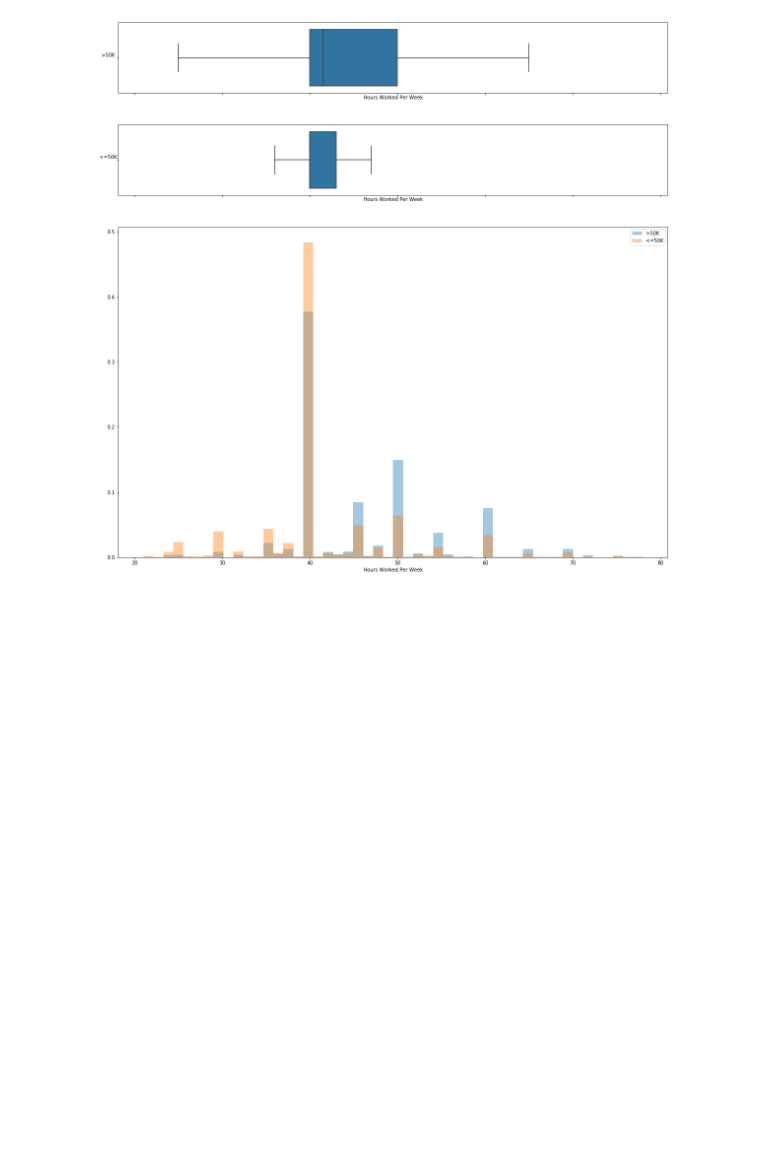
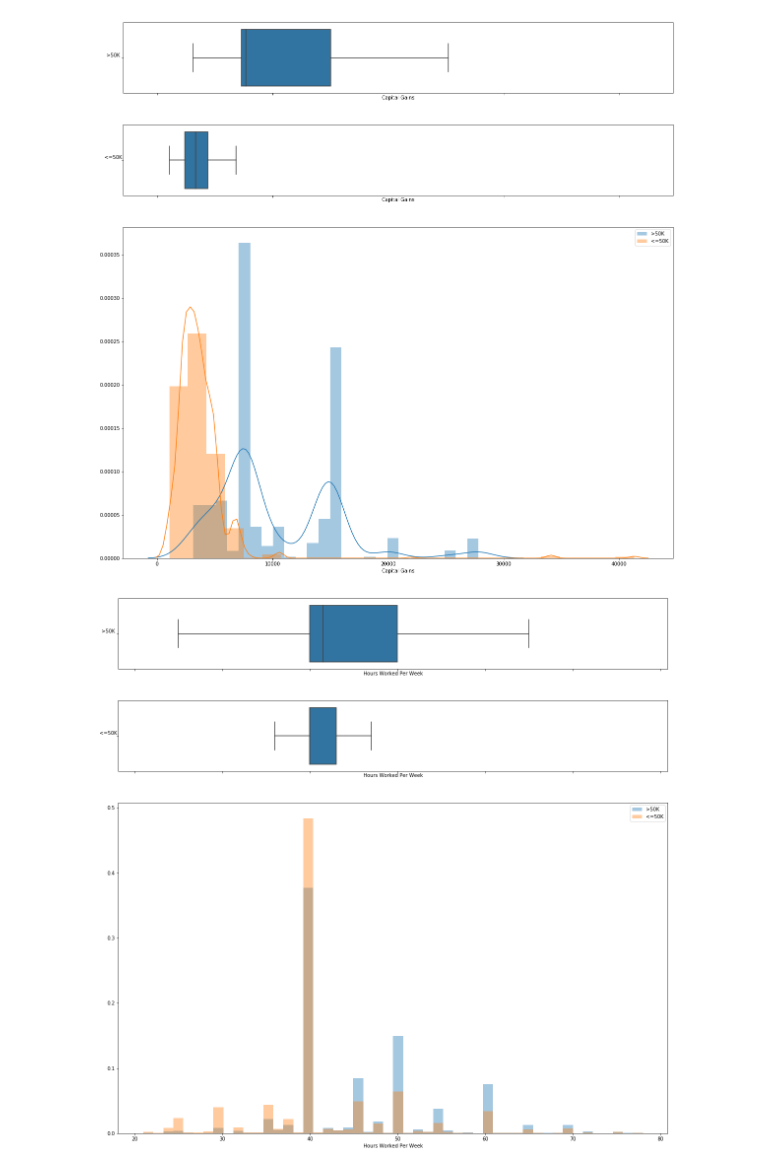
Before and after one commit to mvsbharathreddy/Analysis_of_factors_influencing_salary, a Jupyter notebook: Project Visualizations.ipynb, the cells around one changed output. Cells and saved outputs as stored; diff of their text form; code cells hidden in the pictures; blank space fills up the shorter version.

```diff
--- a/Project Visualizations.ipynb
+++ b/Project Visualizations.ipynb
@@ -1,3 +1,44 @@
+# %%
+import pandas as pd
+import matplotlib.pyplot as plt
+import seaborn as sns
+
+adults = pd.read_csv('dataset/adult.data.txt', sep=", ", header=None, engine='python')
+adults.columns = ['Age', 'Work_Class', 'Final_Weight', 'Education', 'Education_Num',
+                  'Marital_Status', 'Occupation', 'Relationship', 'Race', 'Sex',
+                  'Capital-Gain', 'Capital-Loss', 'Hours_Per_Week', 'Native_Country', 'Income']
+
+adults = adults[adults['Work_Class'] != '?']
+adults = adults[adults['Education'] != '?']
+adults = adults[adults['Marital_Status'] != '?']
+adults = adults[adults['Occupation'] != '?']
+adults = adults[adults['Relationship'] != '?']
+adults = adults[adults['Race'] != '?']
+adults = adults[adults['Sex'] != '?']
+adults = adults[adults['Native_Country'] != '?']
+adults = adults[adults['Capital-Gain'] > 1000]
+adults = adults[adults['Capital-Gain'] < 50000]
+
+adults_above = adults[adults['Income'] == '>50K']
+adults_below = adults[adults['Income'] == '<=50K']
+
+fig, (ax_box1, ax_box2, ax_hist) = plt.subplots(3, sharex=True, gridspec_kw={"height_ratios": (.15, .15, .7)}, figsize=(20, 20))
+
+sns.boxplot(adults_above['Capital-Gain'], ax=ax_box1, showfliers=False)
+sns.boxplot(adults_below['Capital-Gain'], ax=ax_box2, showfliers=False)
+sns.distplot(adults_above['Capital-Gain'], kde=True, norm_hist=True, ax=ax_hist, bins=25)
+sns.distplot(adults_below['Capital-Gain'], kde=True, norm_hist=True, ax=ax_hist, bins=25)
+
+ax_box1.set_xlabel('Capital Gains')
+ax_box2.set_xlabel('Capital Gains')
+ax_hist.set_xlabel('Capital Gains')
+ax_box1.set_ylabel('>50K      ', rotation=0)
+ax_box2.set_ylabel('<=50K      ', rotation=0)
+ax_hist.legend(['>50K', '<=50K'])
+
+plt.show()
+# %% [output]
+[figure, added]
 # %%
 import pandas as pd
 import matplotlib.pyplot as plt
```
Also changed, not shown: parts of 3 cells of this notebook.
